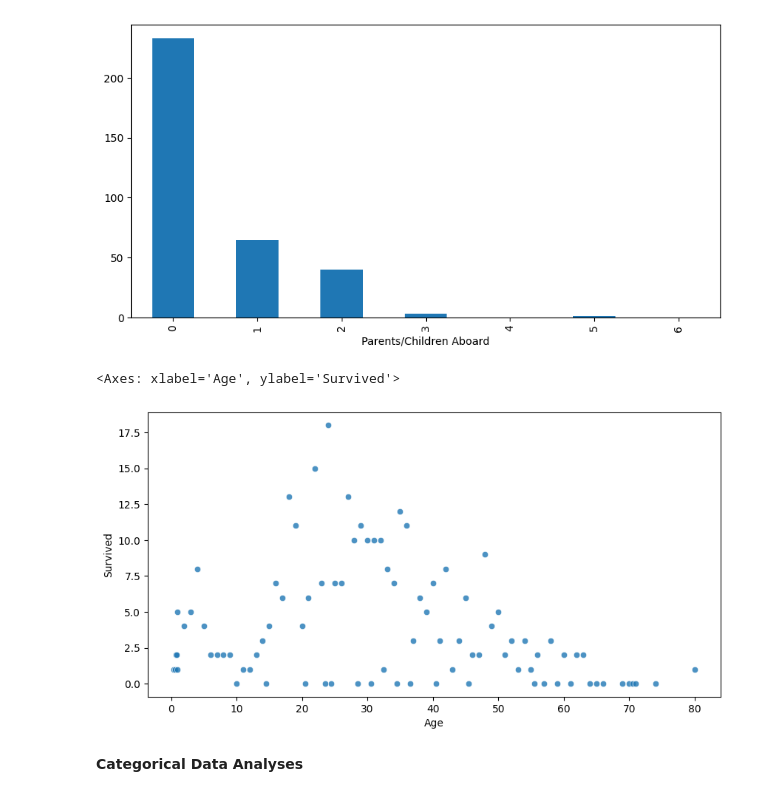
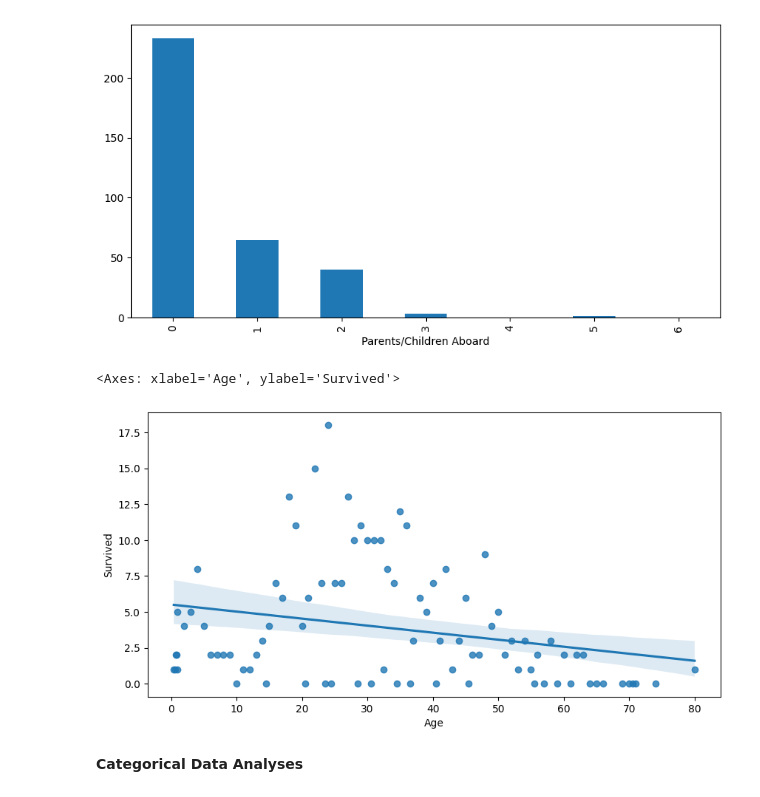
Before and after one commit to Elma-dev/ritanic_data_analyse, a Jupyter notebook: titanc_analyse.ipynb, the cells around one changed output. Drawn from its saved outputs; the diff is of its cells as text; code cells hidden in the pictures.

```diff
--- a/titanc_analyse.ipynb
+++ b/titanc_analyse.ipynb
@@ -121,10 +123,10 @@ data.groupby('Parents/Children Aboard').Survived.sum().plot.bar()
 # %%
 #Age Vs Survived
 age_srv=data.groupby('Age').Survived.sum().reset_index()
-sns.scatterplot(data=age_srv,x='Age',y='Survived',alpha=0.8)
+sns.regplot(data=age_srv,x='Age',y='Survived')
 # %% [output]
 <Axes: xlabel='Age', ylabel='Survived'>
-[figure, old version]
+[figure, new version]
 # %% [markdown]
 **Categorical Data Analyses**
 # %%
```
Also changed, not shown: parts of 25 cells of this notebook.
